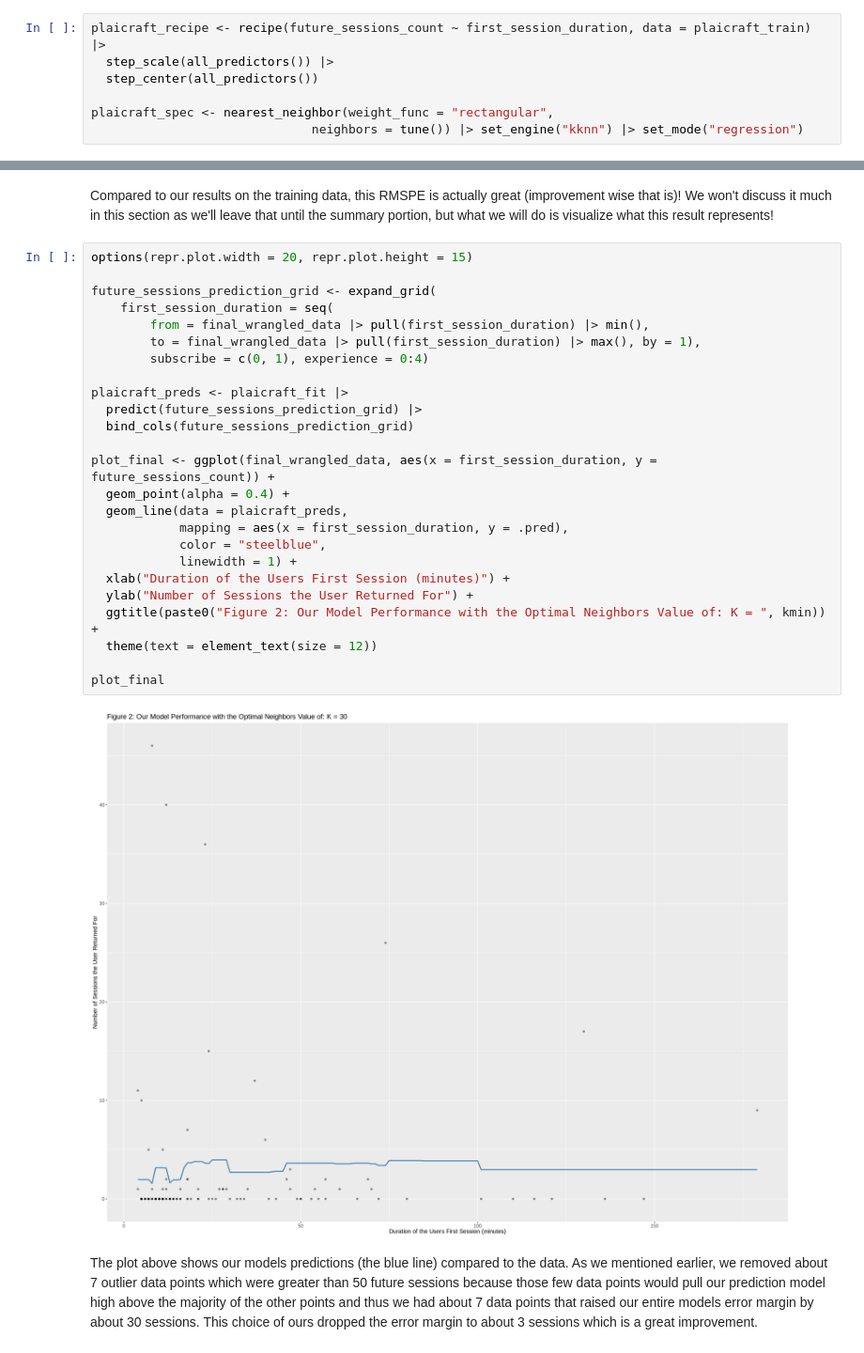
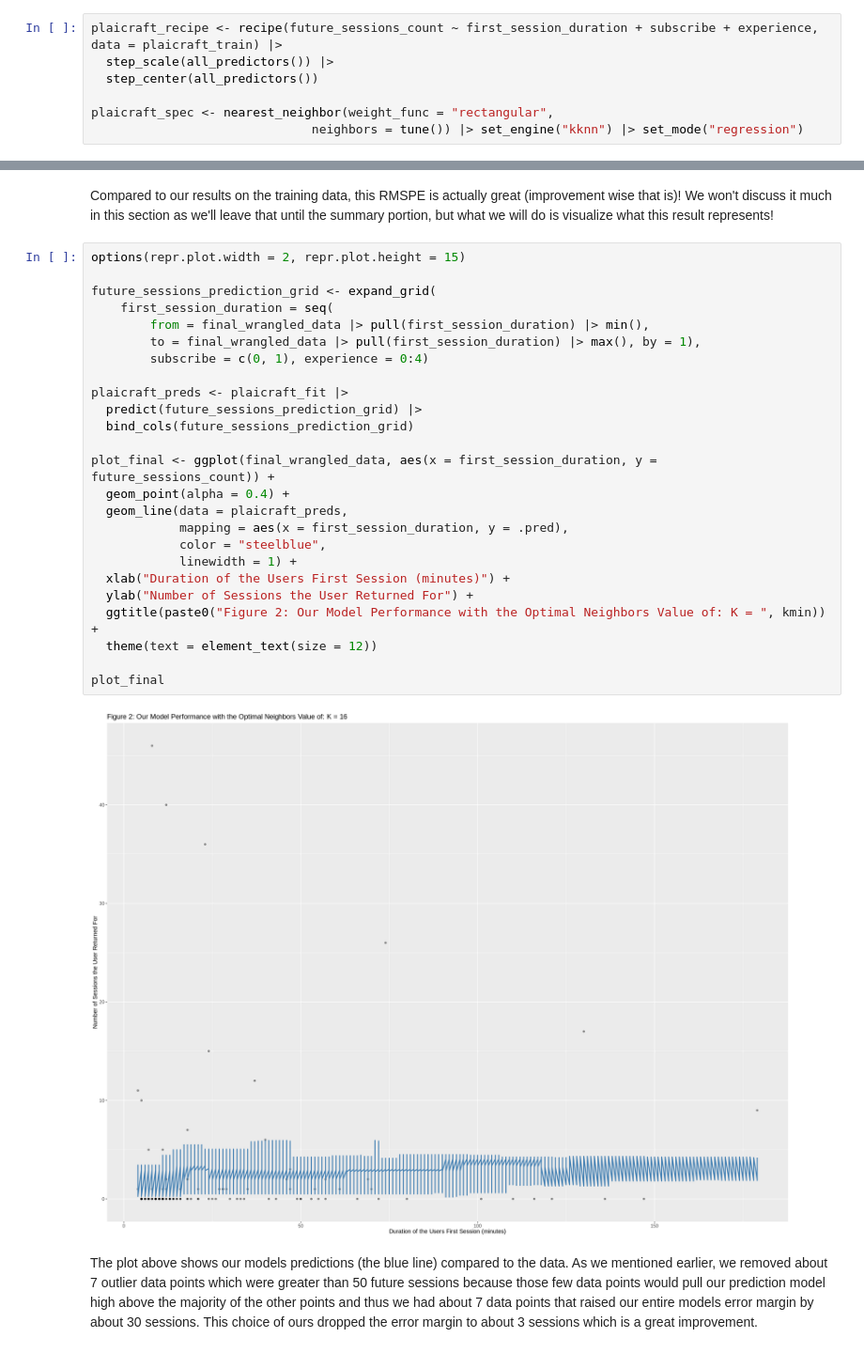
Before and after one commit to derek-m-martin/DSCI100-GroupProject, a Jupyter notebook: project_file.ipynb, the cells around one changed output, grey strips where cells are left out. Shown at 94% size. Saved outputs shown, nothing was run; the diff lists cells and outputs as text.

```diff
--- a/project_file.ipynb
+++ b/project_file.ipynb
@@ -275,7 +293,7 @@ plaicraft_test <- drop_na(plaicraft_test)
 # %% [markdown]
 Alright, now that we have our data split up and stratified to our target predictor we will get our models recipe and specification. Since we are using multiple predictors (**experience, subscribe, and first_session_duration**) we must scale and center our predictors as well. Then as usual we will specify our model to use KNN Regression!
 # %%
-plaicraft_recipe <- recipe(future_sessions_count ~ first_session_duration, data = plaicraft_train) |>
+plaicraft_recipe <- recipe(future_sessions_count ~ first_session_duration + subscribe + experience, data = plaicraft_train) |>
   step_scale(all_predictors()) |>
   step_center(all_predictors())
 
@@ -386,32 +404,32 @@ A tibble: 1 × 3
 # %% [markdown]
 Compared to our results on the training data, this RMSPE is actually great (improvement wise that is)! We won't discuss it much in this section as we'll leave that until the summary portion, but what we will do is visualize what this result represents!
 # %%
-options(repr.plot.width = 20, repr.plot.height = 15)
+options(repr.plot.width = 2, repr.plot.height = 15)
 
 future_sessions_prediction_grid <- expand_grid(
     first_session_duration = seq(
         from = final_wrangled_data |> pull(first_session_duration) |> min(),
         to = final_wrangled_data |> pull(first_session_duration) |> max(), by = 1),
         subscribe = c(0, 1), experience = 0:4)
 
 plaicraft_preds <- plaicraft_fit |>
   predict(future_sessions_prediction_grid) |>
   bind_cols(future_sessions_prediction_grid)
 
 plot_final <- ggplot(final_wrangled_data, aes(x = first_session_duration, y = future_sessions_count)) +
   geom_point(alpha = 0.4) +
   geom_line(data = plaicraft_preds,
             mapping = aes(x = first_session_duration, y = .pred),
             color = "steelblue",
             linewidth = 1) +
   xlab("Duration of the Users First Session (minutes)") +
   ylab("Number of Sessions the User Returned For") +
   ggtitle(paste0("Figure 2: Our Model Performance with the Optimal Neighbors Value of: K = ", kmin)) +
   theme(text = element_text(size = 12))
 
 plot_final
 # %% [output]
-[figure, old version]
+[figure, new version]
 # %% [markdown]
 The plot above shows our models predictions (the blue line) compared to the data. As we mentioned earlier, we removed about 7 outlier data points which were greater than 50 future sessions because those few data points would pull our prediction model high above the majority of the other points and thus we had about 7 data points that raised our entire models error margin by about 30 sessions. This choice of ours dropped the error margin to about 3 sessions which is a great improvement.
 # %% [markdown]
```
Also changed, not shown: parts of 4 cells of this notebook.
